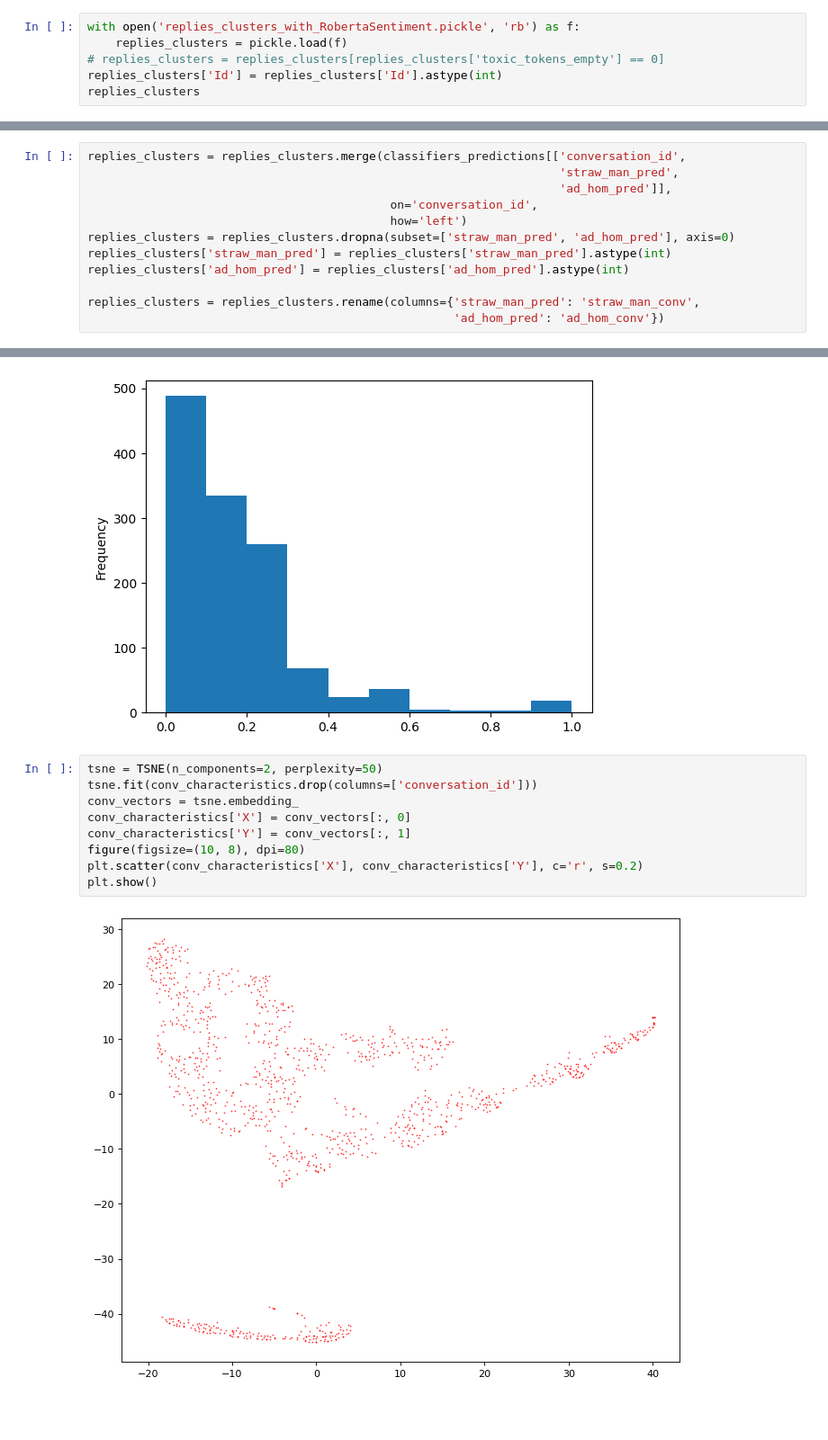
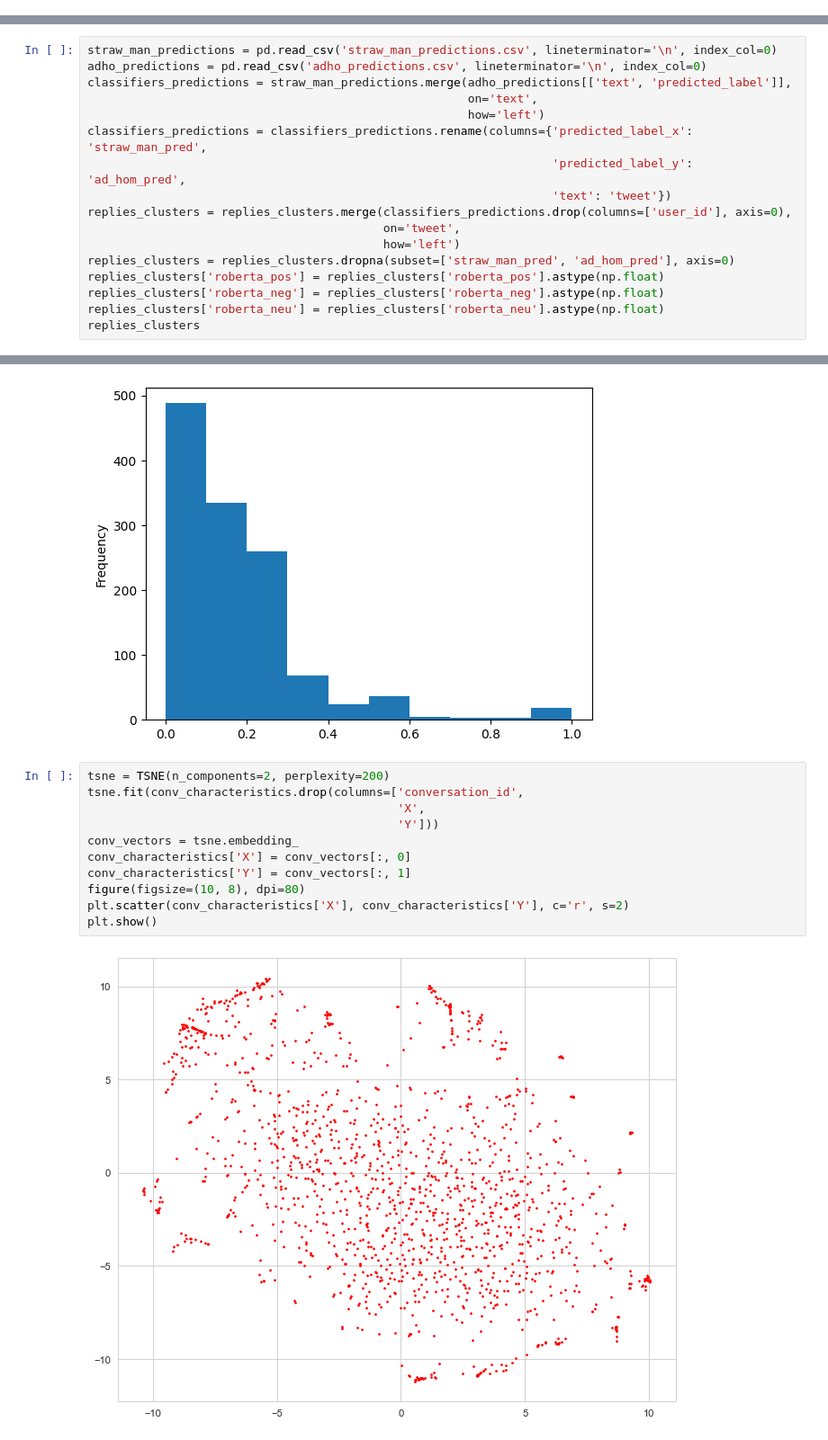
Before and after one commit to AleksandraSorokovikova/community-idea-lab-detection, a Jupyter notebook: sandbox/community_characteristics.ipynb, the cells around one changed output, grey strips where cells are left out. Shown at 90% size. Saved outputs shown, nothing was run; the diff lists cells and outputs as text; blank space fills up the shorter version.

Commit message:
clustering users

```diff
--- a/sandbox/community_characteristics.ipynb
+++ b/sandbox/community_characteristics.ipynb
@@ -41,6 +32,0 @@ replies_clusters
-# %%
-with open('replies_clusters_with_RobertaSentiment.pickle', 'rb') as f:
-    replies_clusters = pickle.load(f)
-# replies_clusters = replies_clusters[replies_clusters['toxic_tokens_empty'] == 0]
-replies_clusters['Id'] = replies_clusters['Id'].astype(int)
-replies_clusters
@@ -111,12 +33,17 @@ classifiers_predictions
-# %%
-replies_clusters = replies_clusters.merge(classifiers_predictions[['conversation_id',
-                                                                   'straw_man_pred',
-                                                                   'ad_hom_pred']],
-                                           on='conversation_id',
-                                           how='left')
-replies_clusters = replies_clusters.dropna(subset=['straw_man_pred', 'ad_hom_pred'], axis=0)
-replies_clusters['straw_man_pred'] = replies_clusters['straw_man_pred'].astype(int)
-replies_clusters['ad_hom_pred'] = replies_clusters['ad_hom_pred'].astype(int)
-
-replies_clusters = replies_clusters.rename(columns={'straw_man_pred': 'straw_man_conv',
-                                                    'ad_hom_pred': 'ad_hom_conv'})
+# %%
+straw_man_predictions = pd.read_csv('straw_man_predictions.csv', lineterminator='\n', index_col=0)
+adho_predictions = pd.read_csv('adho_predictions.csv', lineterminator='\n', index_col=0)
+classifiers_predictions = straw_man_predictions.merge(adho_predictions[['text', 'predicted_label']],
+                                                      on='text',
+                                                      how='left')
+classifiers_predictions = classifiers_predictions.rename(columns={'predicted_label_x': 'straw_man_pred',
+                                                                  'predicted_label_y': 'ad_hom_pred',
+                                                                  'text': 'tweet'})
+replies_clusters = replies_clusters.merge(classifiers_predictions.drop(columns=['user_id'], axis=0),
+                                          on='tweet',
+                                          how='left')
+replies_clusters = replies_clusters.dropna(subset=['straw_man_pred', 'ad_hom_pred'], axis=0)
+replies_clusters['roberta_pos'] = replies_clusters['roberta_pos'].astype(np.float)
+replies_clusters['roberta_neg'] = replies_clusters['roberta_neg'].astype(np.float)
+replies_clusters['roberta_neu'] = replies_clusters['roberta_neu'].astype(np.float)
+replies_clusters
@@ -266,13 +335,15 @@ plt.savefig('toxicity.png')
 # %% [output]
 [figure]
 # %%
-tsne = TSNE(n_components=2, perplexity=50)
-tsne.fit(conv_characteristics.drop(columns=['conversation_id']))
+tsne = TSNE(n_components=2, perplexity=200)
+tsne.fit(conv_characteristics.drop(columns=['conversation_id',
+                                            'X',
+                                            'Y']))
 conv_vectors = tsne.embedding_
 conv_characteristics['X'] = conv_vectors[:, 0]
 conv_characteristics['Y'] = conv_vectors[:, 1]
 figure(figsize=(10, 8), dpi=80)
-plt.scatter(conv_characteristics['X'], conv_characteristics['Y'], c='r', s=0.2)
+plt.scatter(conv_characteristics['X'], conv_characteristics['Y'], c='r', s=2)
 plt.show()
 # %% [output]
-[figure, old version]
+[figure, new version]
```
Also changed, not shown: parts of 21 cells of this notebook.
